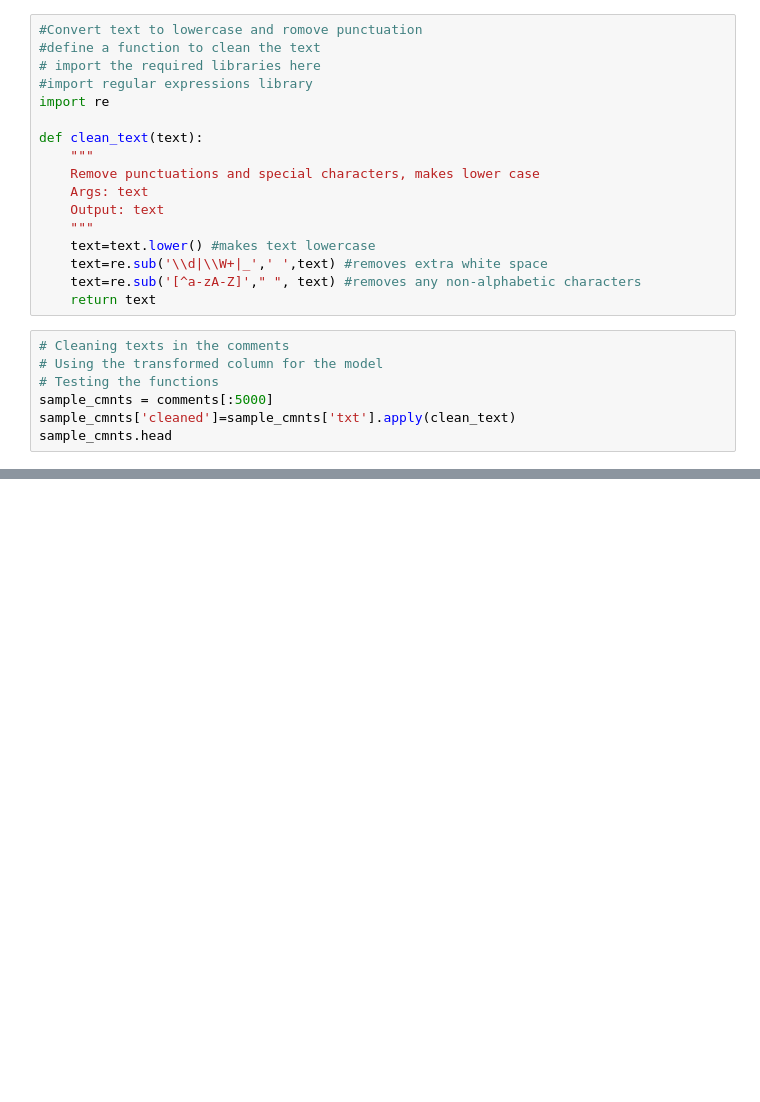
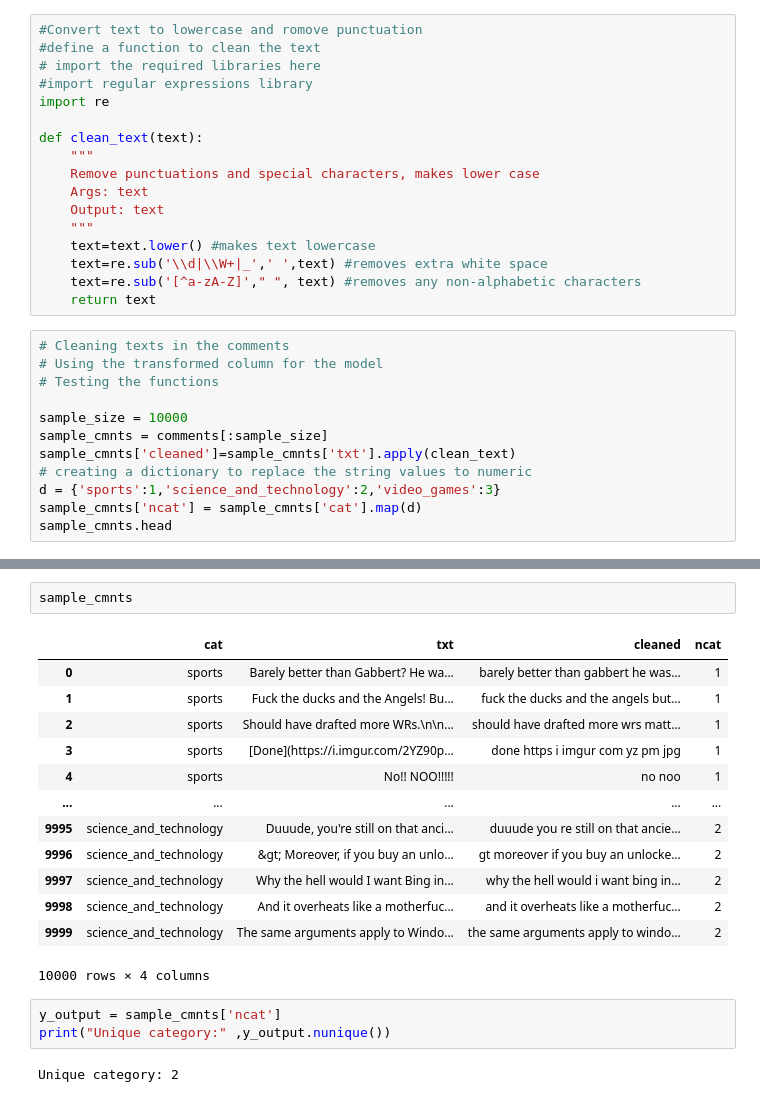
Before and after one commit to samantoz/bu_dsc, a Jupyter notebook: notebooks/DSC550/submitted/ex9.3.2_Neural-Network-Classifier-with-keras.ipynb, the cells around one changed output, grey strips where cells are left out. Saved outputs shown, nothing was run; the diff lists cells and outputs as text; blank space fills up the shorter version.

```diff
--- a/notebooks/DSC550/submitted/ex9.3.2_Neural-Network-Classifier-with-keras.ipynb
+++ b/notebooks/DSC550/submitted/ex9.3.2_Neural-Network-Classifier-with-keras.ipynb
@@ -63,8 +62,13 @@ def clean_text(text):
 # Cleaning texts in the comments
 # Using the transformed column for the model
 # Testing the functions
-sample_cmnts = comments[:5000]
+
+sample_size = 10000
+sample_cmnts = comments[:sample_size]
 sample_cmnts['cleaned']=sample_cmnts['txt'].apply(clean_text)
+# creating a dictionary to replace the string values to numeric
+d = {'sports':1,'science_and_technology':2,'video_games':3}
+sample_cmnts['ncat'] = sample_cmnts['cat'].map(d)
 sample_cmnts.head
 # %% [output]
 <bound method NDFrame.head of                          cat  \
@@ -111,0 +91,21 @@ Downloading data from https://storage.googleapis.com/tensorflow/tf-keras-dataset
+# %%
+sample_cmnts
+# %% [output]
+|  | cat | txt | cleaned | ncat |
+| 0 | sports | Barely better than Gabbert? He wa... | barely better than gabbert he was... | 1 |
+| 1 | sports | Fuck the ducks and the Angels! Bu... | fuck the ducks and the angels but... | 1 |
+| 2 | sports | Should have drafted more WRs.\n\n... | should have drafted more wrs matt... | 1 |
+| 3 | sports | [Done](https://i.imgur.com/2YZ90p... | done https i imgur com yz pm jpg | 1 |
+| 4 | sports | No!! NOO!!!!! | no noo | 1 |
+| ... | ... | ... | ... | ... |
+| 9995 | science_and_technology | Duuude, you're still on that anci... | duuude you re still on that ancie... | 2 |
+| 9996 | science_and_technology | &gt; Moreover, if you buy an unlo... | gt moreover if you buy an unlocke... | 2 |
+| 9997 | science_and_technology | Why the hell would I want Bing in... | why the hell would i want bing in... | 2 |
+| 9998 | science_and_technology | And it overheats like a motherfuc... | and it overheats like a motherfuc... | 2 |
+| 9999 | science_and_technology | The same arguments apply to Windo... | the same arguments apply to windo... | 2 |
+10000 rows × 4 columns
+# %%
+y_output = sample_cmnts['ncat']
+print("Unique category:" ,y_output.nunique())
+# %% [output]
+Unique category: 2
```
Also changed, not shown: parts of 15 cells of this notebook, 3 other files.
